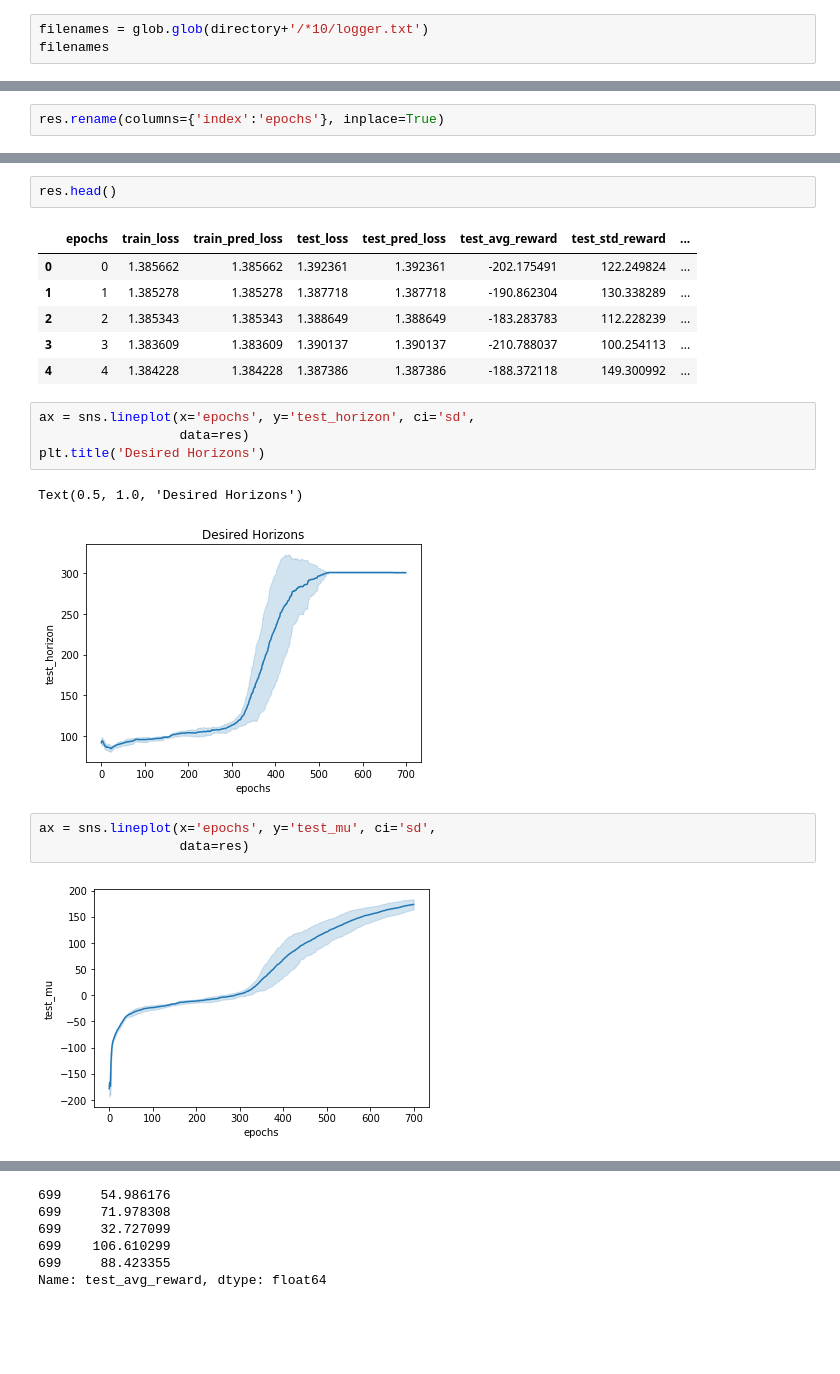
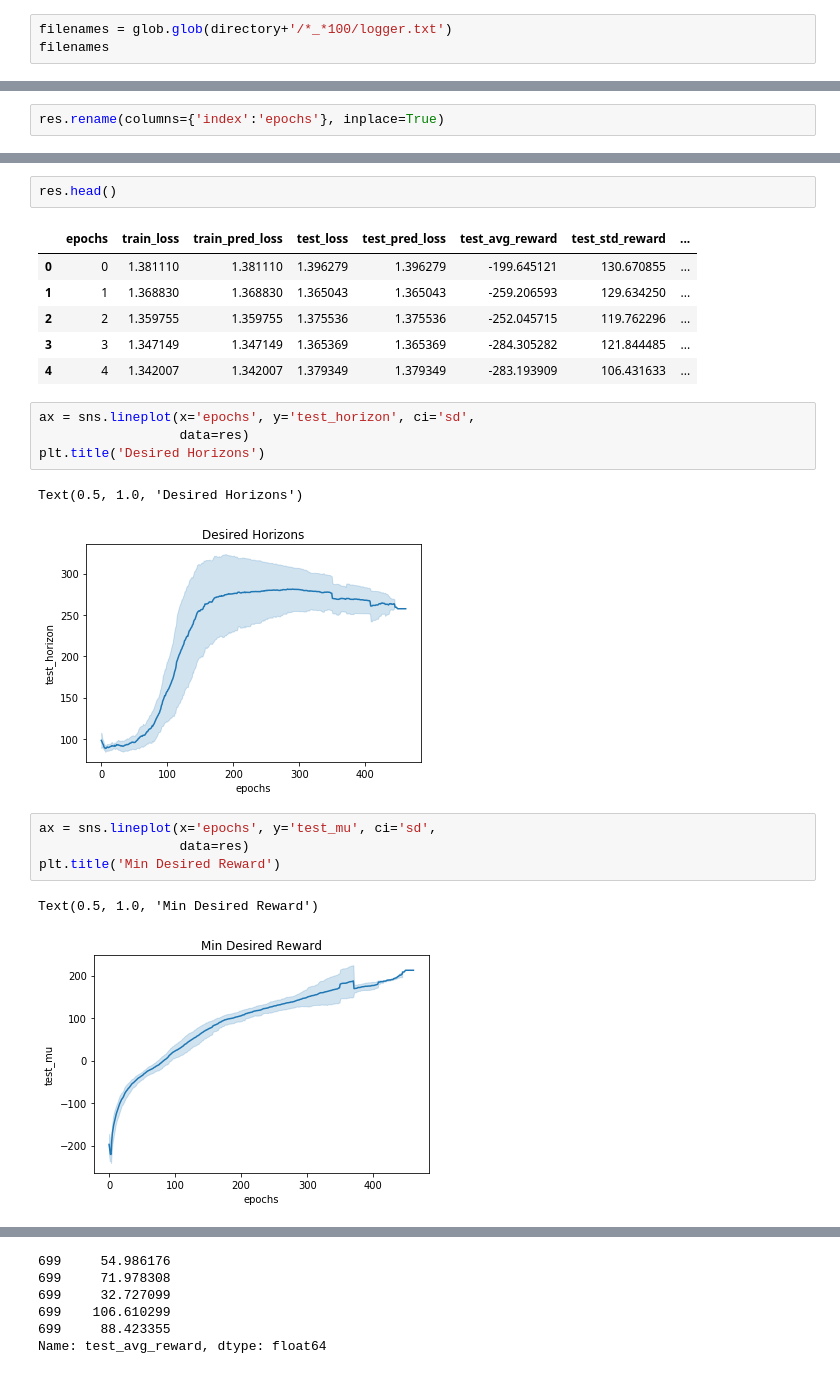
Before and after one commit to TrentBrick/Upside-Down-Free-Energy, a Jupyter notebook: notebooks/plot_model_training.ipynb, the cells around one changed output, grey strips where cells are left out. Drawn from its saved outputs; the diff is of its cells as text; blank space fills up the shorter version.

```diff
--- a/notebooks/plot_model_training.ipynb
+++ b/notebooks/plot_model_training.ipynb
@@ -17,6 +17,6 @@ directory
 # %% [output]
 '../exp_dir/lunarlander'
 # %%
-filenames = glob.glob(directory+'/*10/logger.txt')
+filenames = glob.glob(directory+'/*_*100/logger.txt')
 filenames
 # %% [output]
@@ -78,23 +80,25 @@ ax = sns.lineplot(x='epochs', y='test_avg_reward',
 res.head()
 # %% [output]
 |  | epochs | train_loss | train_pred_loss | test_loss | test_pred_loss | test_avg_reward | test_std_reward | ... |
-| 0 | 0 | 1.385662 | 1.385662 | 1.392361 | 1.392361 | -202.175491 | 122.249824 | ... |
-| 1 | 1 | 1.385278 | 1.385278 | 1.387718 | 1.387718 | -190.862304 | 130.338289 | ... |
-| 2 | 2 | 1.385343 | 1.385343 | 1.388649 | 1.388649 | -183.283783 | 112.228239 | ... |
-| 3 | 3 | 1.383609 | 1.383609 | 1.390137 | 1.390137 | -210.788037 | 100.254113 | ... |
-| 4 | 4 | 1.384228 | 1.384228 | 1.387386 | 1.387386 | -188.372118 | 149.300992 | ... |
+| 0 | 0 | 1.381110 | 1.381110 | 1.396279 | 1.396279 | -199.645121 | 130.670855 | ... |
+| 1 | 1 | 1.368830 | 1.368830 | 1.365043 | 1.365043 | -259.206593 | 129.634250 | ... |
+| 2 | 2 | 1.359755 | 1.359755 | 1.375536 | 1.375536 | -252.045715 | 119.762296 | ... |
+| 3 | 3 | 1.347149 | 1.347149 | 1.365369 | 1.365369 | -284.305282 | 121.844485 | ... |
+| 4 | 4 | 1.342007 | 1.342007 | 1.379349 | 1.379349 | -283.193909 | 106.431633 | ... |
 # %%
 ax = sns.lineplot(x='epochs', y='test_horizon', ci='sd',
                   data=res)
 plt.title('Desired Horizons')
 # %% [output]
 Text(0.5, 1.0, 'Desired Horizons')
-[figure, old version]
+[figure, new version]
 # %%
 ax = sns.lineplot(x='epochs', y='test_mu', ci='sd',
                   data=res)
+plt.title('Min Desired Reward')
 # %% [output]
+Text(0.5, 1.0, 'Min Desired Reward')
-[figure, old version]
+[figure, new version]
 # %%
 ax = sns.lineplot(x='epochs', y='train_loss',
                   ci='sd',
```
Also changed, not shown: parts of 7 cells of this notebook, 10 other files.
